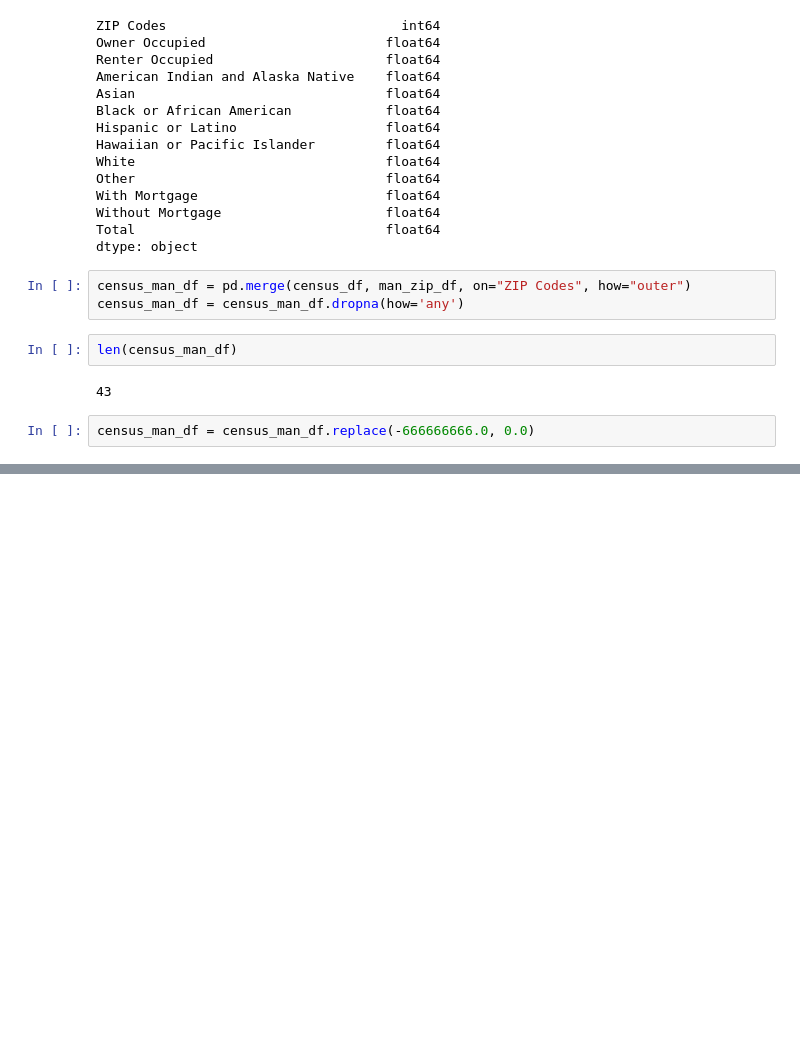
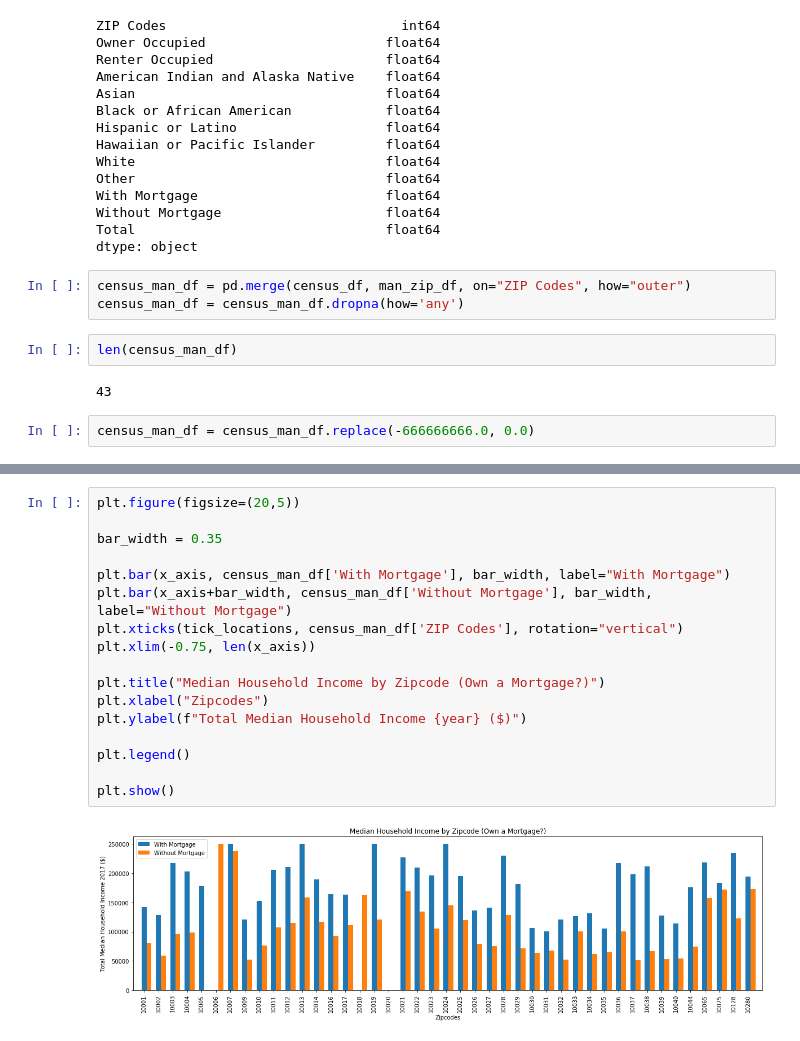
Before and after one commit to llessa13/project_titan, a Jupyter notebook: Census.ipynb, the cells around one changed output, grey strips where cells are left out. Cells and saved outputs as stored; diff of their text form; blank space fills up the shorter version.

```diff
--- a/Census.ipynb
+++ b/Census.ipynb
@@ -110,0 +133,19 @@ census_man_df.head()
+# %%
+plt.figure(figsize=(20,5))
+
+bar_width = 0.35
+
+plt.bar(x_axis, census_man_df['With Mortgage'], bar_width, label="With Mortgage")
+plt.bar(x_axis+bar_width, census_man_df['Without Mortgage'], bar_width, label="Without Mortgage")
+plt.xticks(tick_locations, census_man_df['ZIP Codes'], rotation="vertical")
+plt.xlim(-0.75, len(x_axis))
+
+plt.title("Median Household Income by Zipcode (Own a Mortgage?)")
+plt.xlabel("Zipcodes")
+plt.ylabel(f"Total Median Household Income {year} ($)")
+
+plt.legend()
+
+plt.show()
+# %% [output]
+[figure, added]
```
Also changed, not shown: parts of 8 cells of this notebook, 2 other files.
